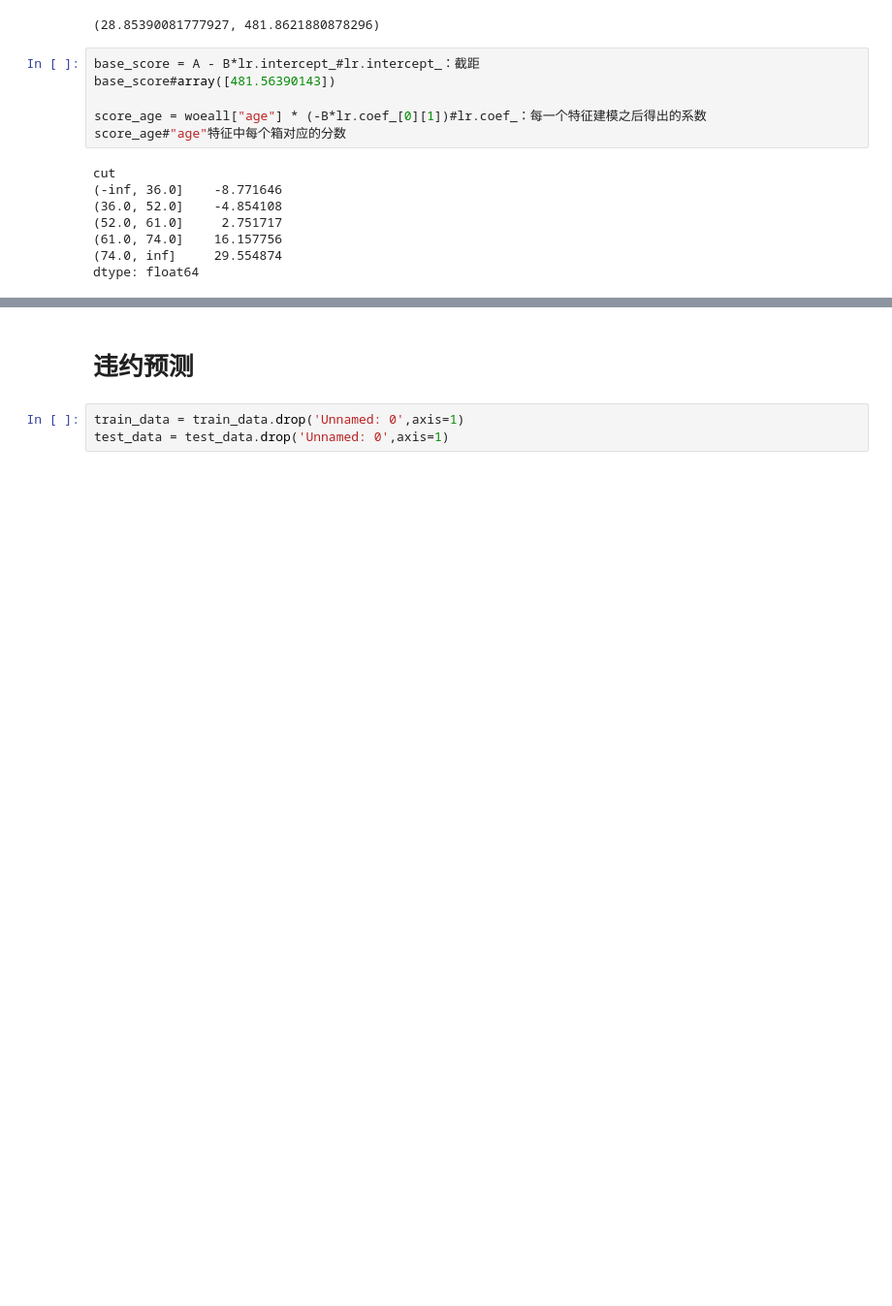
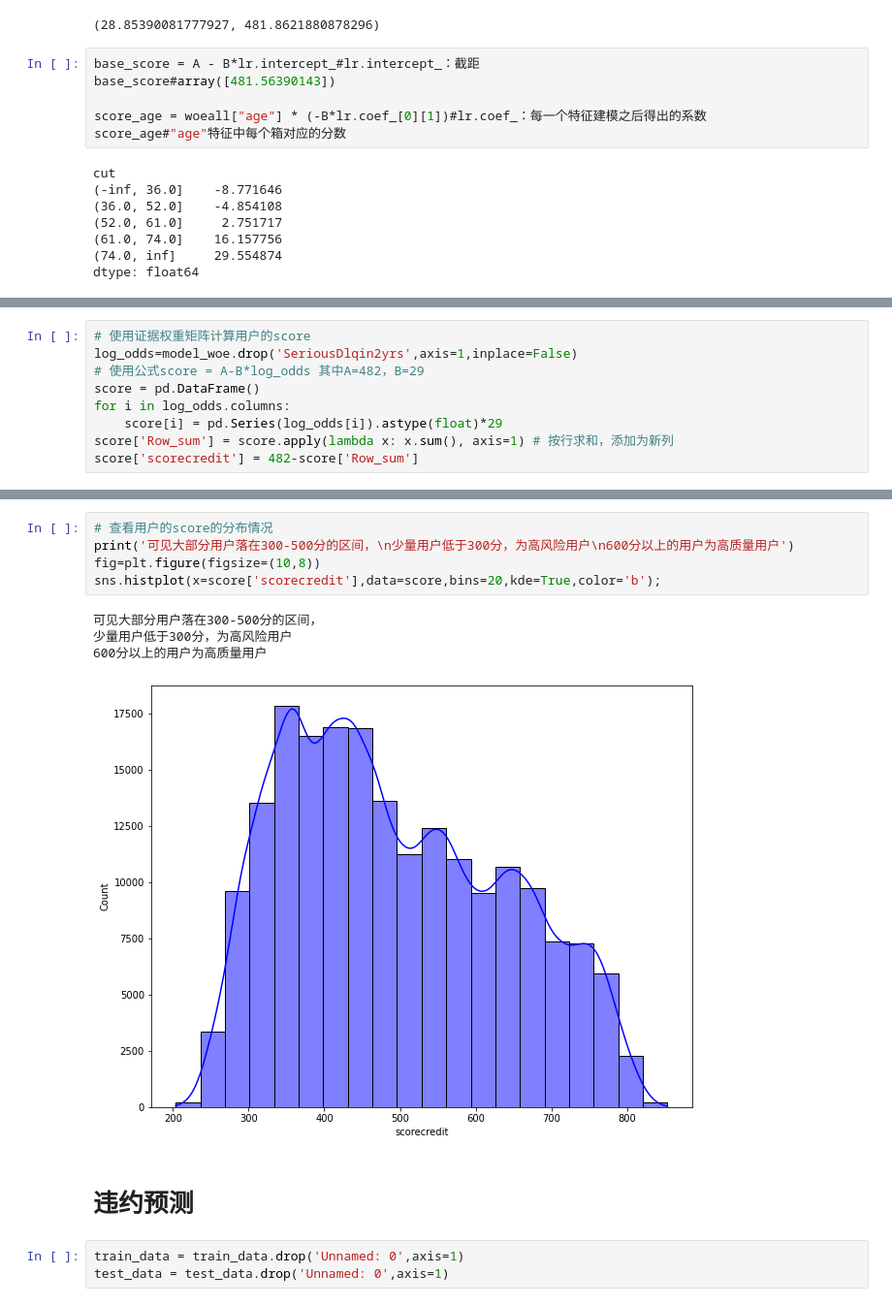
Before and after one commit to jaling9/PythonProjects, a Jupyter notebook: give me some credit 信用评分卡/信用评分卡.ipynb, the cells around one changed output, grey strips where cells are left out. Shown at 97% size. Drawn from its saved outputs; the diff is of its cells as text; blank space fills up the shorter version.

```diff
--- a/give me some credit 信用评分卡/信用评分卡.ipynb
+++ b/give me some credit 信用评分卡/信用评分卡.ipynb
@@ -729,0 +737,9 @@ ScoreData
+# %%
+# 使用证据权重矩阵计算用户的score
+log_odds=model_woe.drop('SeriousDlqin2yrs',axis=1,inplace=False)
+# 使用公式score = A-B*log_odds 其中A=482，B=29
+score = pd.DataFrame()
+for i in log_odds.columns:
+    score[i] = pd.Series(log_odds[i]).astype(float)*29
+score['Row_sum'] = score.apply(lambda x: x.sum(), axis=1) # 按行求和，添加为新列
+score['scorecredit'] = 482-score['Row_sum']
@@ -730,3 +769,13 @@ ScoreData
+# %%
+# 查看用户的score的分布情况
+print('可见大部分用户落在300-500分的区间，\n少量用户低于300分，为高风险用户\n600分以上的用户为高质量用户')
+fig=plt.figure(figsize=(10,8))
+sns.histplot(x=score['scorecredit'],data=score,bins=20,kde=True,color='b');
+# %% [output]
+可见大部分用户落在300-500分的区间，
+少量用户低于300分，为高风险用户
+600分以上的用户为高质量用户
+[figure, added]
 # %% [markdown]
 # 违约预测
 # %%
```
Also changed, not shown: parts of 27 cells of this notebook, 16 other files.
